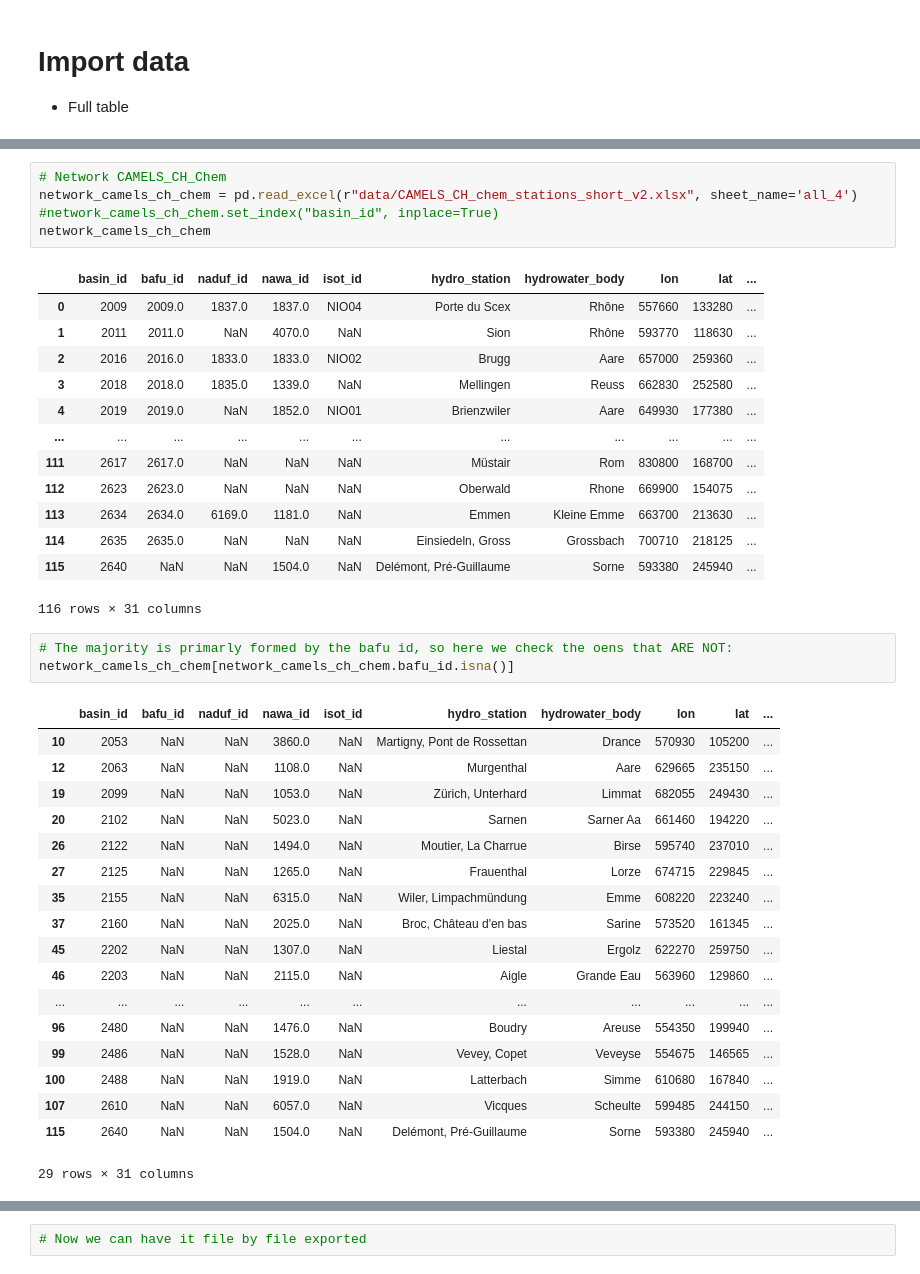
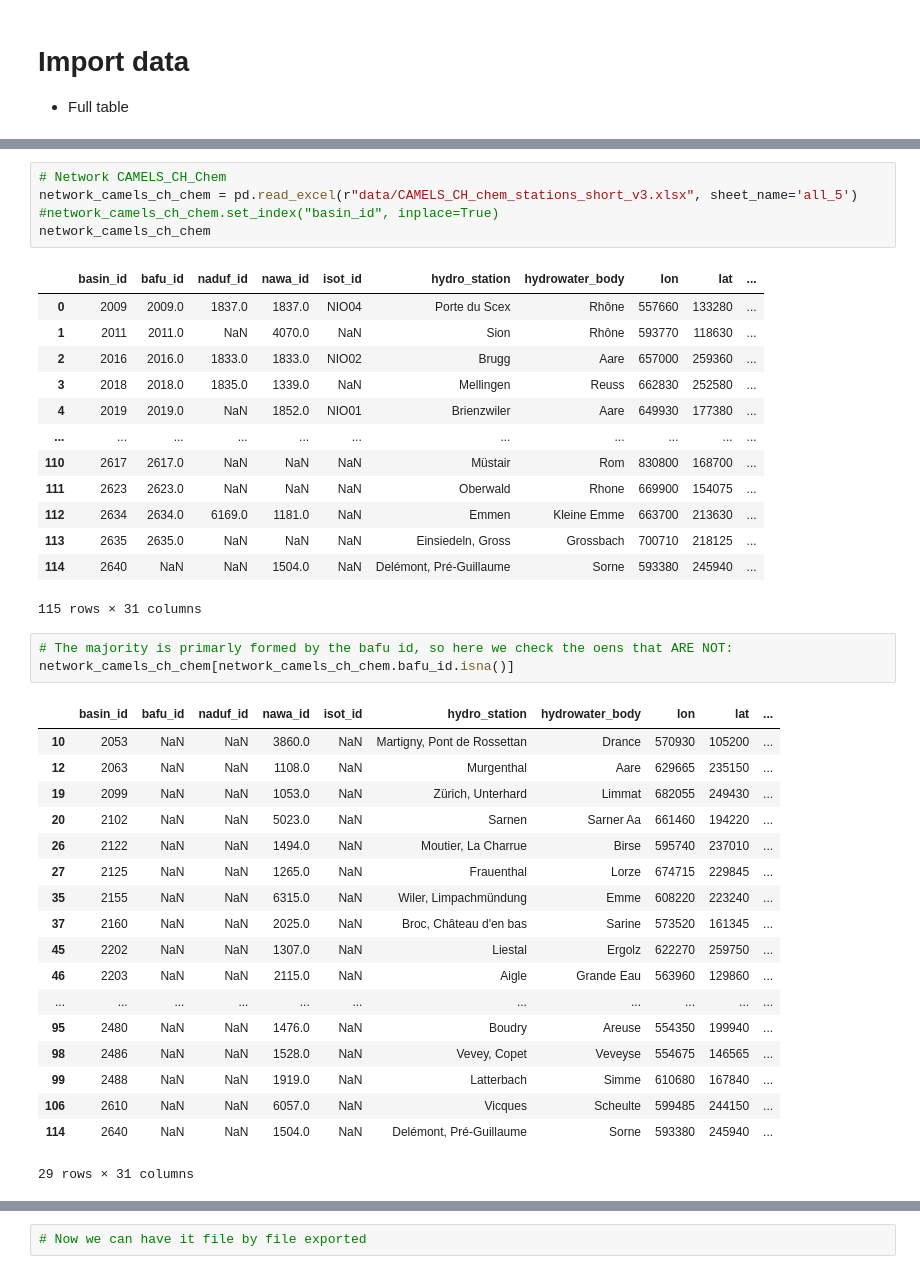
Before and after one commit to thiagovmdon/camels-ch-chem-paper, a Jupyter notebook: code/00_CAMELS_CH_Chem_N_deposition.ipynb, the cells around one changed output, grey strips where cells are left out. Drawn from its saved outputs; the diff is of its cells as text.

Commit message:
Updates made for the atmospheric deposiiton data

```diff
--- a/code/00_CAMELS_CH_Chem_N_deposition.ipynb
+++ b/code/00_CAMELS_CH_Chem_N_deposition.ipynb
@@ -98,23 +97,23 @@ catchments_gve
 187 rows × 75 columns
 # %%
 # Network CAMELS_CH_Chem
-network_camels_ch_chem = pd.read_excel(r"data/CAMELS_CH_chem_stations_short_v2.xlsx", sheet_name='all_4')
+network_camels_ch_chem = pd.read_excel(r"data/CAMELS_CH_chem_stations_short_v3.xlsx", sheet_name='all_5')
 #network_camels_ch_chem.set_index("basin_id", inplace=True)
 network_camels_ch_chem
 # %% [output]
 |  | basin_id | bafu_id | naduf_id | nawa_id | isot_id | hydro_station | hydrowater_body | lon | lat | ... |
 | 0 | 2009 | 2009.0 | 1837.0 | 1837.0 | NIO04 | Porte du Scex | Rhône | 557660 | 133280 | ... |
 | 1 | 2011 | 2011.0 | NaN | 4070.0 | NaN | Sion | Rhône | 593770 | 118630 | ... |
 | 2 | 2016 | 2016.0 | 1833.0 | 1833.0 | NIO02 | Brugg | Aare | 657000 | 259360 | ... |
 | 3 | 2018 | 2018.0 | 1835.0 | 1339.0 | NaN | Mellingen | Reuss | 662830 | 252580 | ... |
 | 4 | 2019 | 2019.0 | NaN | 1852.0 | NIO01 | Brienzwiler | Aare | 649930 | 177380 | ... |
 | ... | ... | ... | ... | ... | ... | ... | ... | ... | ... | ... |
-| 111 | 2617 | 2617.0 | NaN | NaN | NaN | Müstair | Rom | 830800 | 168700 | ... |
-| 112 | 2623 | 2623.0 | NaN | NaN | NaN | Oberwald | Rhone | 669900 | 154075 | ... |
-| 113 | 2634 | 2634.0 | 6169.0 | 1181.0 | NaN | Emmen | Kleine Emme | 663700 | 213630 | ... |
-| 114 | 2635 | 2635.0 | NaN | NaN | NaN | Einsiedeln, Gross | Grossbach | 700710 | 218125 | ... |
-| 115 | 2640 | NaN | NaN | 1504.0 | NaN | Delémont, Pré-Guillaume | Sorne | 593380 | 245940 | ... |
+| 110 | 2617 | 2617.0 | NaN | NaN | NaN | Müstair | Rom | 830800 | 168700 | ... |
+| 111 | 2623 | 2623.0 | NaN | NaN | NaN | Oberwald | Rhone | 669900 | 154075 | ... |
+| 112 | 2634 | 2634.0 | 6169.0 | 1181.0 | NaN | Emmen | Kleine Emme | 663700 | 213630 | ... |
+| 113 | 2635 | 2635.0 | NaN | NaN | NaN | Einsiedeln, Gross | Grossbach | 700710 | 218125 | ... |
+| 114 | 2640 | NaN | NaN | 1504.0 | NaN | Delémont, Pré-Guillaume | Sorne | 593380 | 245940 | ... |
-116 rows × 31 columns
+115 rows × 31 columns
 # %%
 # The majority is primarly formed by the bafu id, so here we check the oens that ARE NOT:
 network_camels_ch_chem[network_camels_ch_chem.bafu_id.isna()]
@@ -131,11 +130,11 @@ network_camels_ch_chem[network_camels_ch_chem.bafu_id.isna()]
 | 45 | 2202 | NaN | NaN | 1307.0 | NaN | Liestal | Ergolz | 622270 | 259750 | ... |
 | 46 | 2203 | NaN | NaN | 2115.0 | NaN | Aigle | Grande Eau | 563960 | 129860 | ... |
 | ... | ... | ... | ... | ... | ... | ... | ... | ... | ... | ... |
-| 96 | 2480 | NaN | NaN | 1476.0 | NaN | Boudry | Areuse | 554350 | 199940 | ... |
-| 99 | 2486 | NaN | NaN | 1528.0 | NaN | Vevey, Copet | Veveyse | 554675 | 146565 | ... |
-| 100 | 2488 | NaN | NaN | 1919.0 | NaN | Latterbach | Simme | 610680 | 167840 | ... |
-| 107 | 2610 | NaN | NaN | 6057.0 | NaN | Vicques | Scheulte | 599485 | 244150 | ... |
-| 115 | 2640 | NaN | NaN | 1504.0 | NaN | Delémont, Pré-Guillaume | Sorne | 593380 | 245940 | ... |
+| 95 | 2480 | NaN | NaN | 1476.0 | NaN | Boudry | Areuse | 554350 | 199940 | ... |
+| 98 | 2486 | NaN | NaN | 1528.0 | NaN | Vevey, Copet | Veveyse | 554675 | 146565 | ... |
+| 99 | 2488 | NaN | NaN | 1919.0 | NaN | Latterbach | Simme | 610680 | 167840 | ... |
+| 106 | 2610 | NaN | NaN | 6057.0 | NaN | Vicques | Scheulte | 599485 | 244150 | ... |
+| 114 | 2640 | NaN | NaN | 1504.0 | NaN | Delémont, Pré-Guillaume | Sorne | 593380 | 245940 | ... |
 29 rows × 31 columns
 # %%
 # Merge the DataFrames for achieving the bafu_id ias the last column
```
Also changed, not shown: parts of 23 cells of this notebook.
